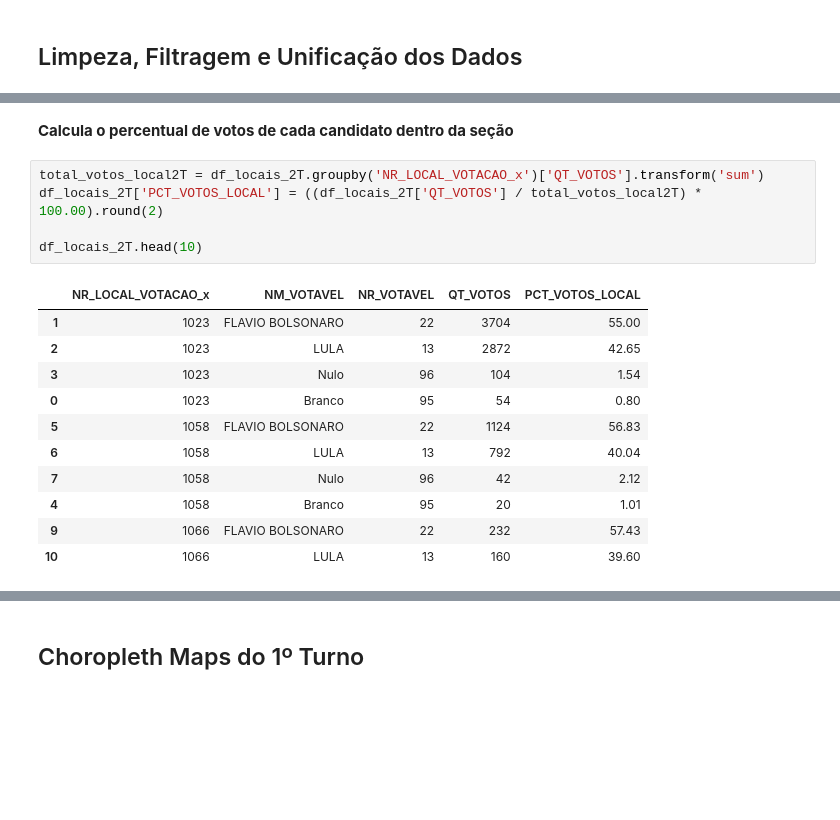
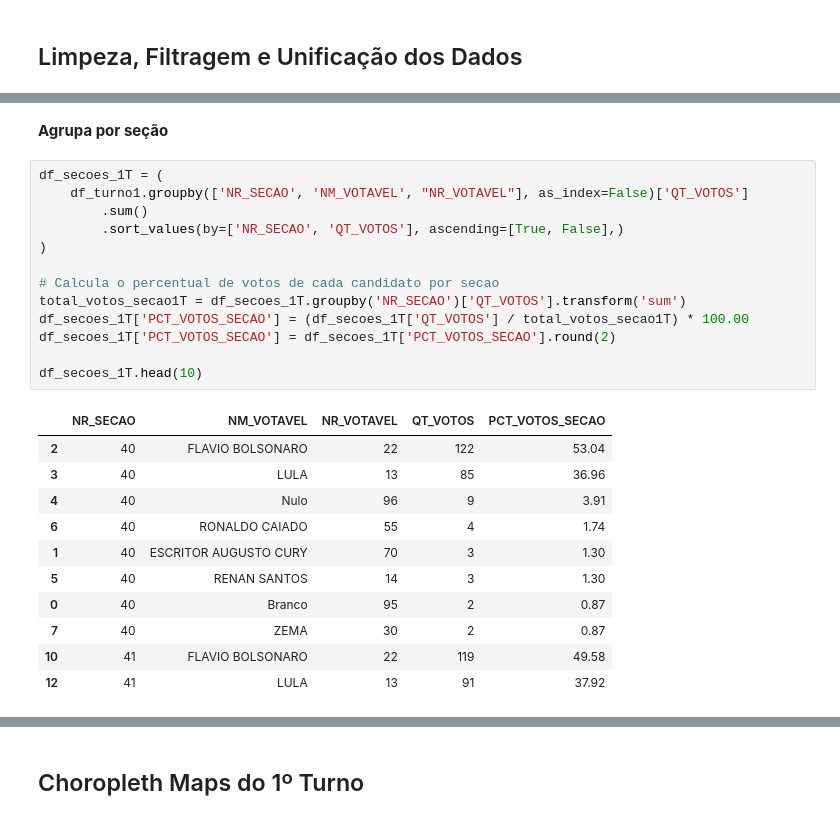
Before and after one commit to Voamorim/TecnologiasDataScience, a Jupyter notebook: FoliumVisualizacao/main.ipynb, the cells around one changed output, grey strips where cells are left out. Cells and saved outputs as stored; diff of their text form; blank space fills up the shorter version.

```diff
--- a/FoliumVisualizacao/main.ipynb
+++ b/FoliumVisualizacao/main.ipynb
@@ -124,19 +167,27 @@ df_locais_2T.head(10)
-# %% [markdown]
-**Calcula o percentual de votos de cada candidato dentro da seção**
-# %%
-total_votos_local2T = df_locais_2T.groupby('NR_LOCAL_VOTACAO_x')['QT_VOTOS'].transform('sum')
-df_locais_2T['PCT_VOTOS_LOCAL'] = ((df_locais_2T['QT_VOTOS'] / total_votos_local2T) * 100.00).round(2)
-
-df_locais_2T.head(10)
-# %% [output]
-|  | NR_LOCAL_VOTACAO_x | NM_VOTAVEL | NR_VOTAVEL | QT_VOTOS | PCT_VOTOS_LOCAL |
-| 1 | 1023 | FLAVIO BOLSONARO | 22 | 3704 | 55.00 |
-| 2 | 1023 | LULA | 13 | 2872 | 42.65 |
-| 3 | 1023 | Nulo | 96 | 104 | 1.54 |
-| 0 | 1023 | Branco | 95 | 54 | 0.80 |
-| 5 | 1058 | FLAVIO BOLSONARO | 22 | 1124 | 56.83 |
-| 6 | 1058 | LULA | 13 | 792 | 40.04 |
-| 7 | 1058 | Nulo | 96 | 42 | 2.12 |
-| 4 | 1058 | Branco | 95 | 20 | 1.01 |
-| 9 | 1066 | FLAVIO BOLSONARO | 22 | 232 | 57.43 |
-| 10 | 1066 | LULA | 13 | 160 | 39.60 |
+# %% [markdown]
+**Agrupa por seção**
+# %%
+df_secoes_1T = (
+    df_turno1.groupby(['NR_SECAO', 'NM_VOTAVEL', "NR_VOTAVEL"], as_index=False)['QT_VOTOS']
+        .sum()
+        .sort_values(by=['NR_SECAO', 'QT_VOTOS'], ascending=[True, False],)
+)
+
+# Calcula o percentual de votos de cada candidato por secao
+total_votos_secao1T = df_secoes_1T.groupby('NR_SECAO')['QT_VOTOS'].transform('sum')
+df_secoes_1T['PCT_VOTOS_SECAO'] = (df_secoes_1T['QT_VOTOS'] / total_votos_secao1T) * 100.00
+df_secoes_1T['PCT_VOTOS_SECAO'] = df_secoes_1T['PCT_VOTOS_SECAO'].round(2)
+
+df_secoes_1T.head(10)
+# %% [output]
+|  | NR_SECAO | NM_VOTAVEL | NR_VOTAVEL | QT_VOTOS | PCT_VOTOS_SECAO |
+| 2 | 40 | FLAVIO BOLSONARO | 22 | 122 | 53.04 |
+| 3 | 40 | LULA | 13 | 85 | 36.96 |
+| 4 | 40 | Nulo | 96 | 9 | 3.91 |
+| 6 | 40 | RONALDO CAIADO | 55 | 4 | 1.74 |
+| 1 | 40 | ESCRITOR AUGUSTO CURY | 70 | 3 | 1.30 |
+| 5 | 40 | RENAN SANTOS | 14 | 3 | 1.30 |
+| 0 | 40 | Branco | 95 | 2 | 0.87 |
+| 7 | 40 | ZEMA | 30 | 2 | 0.87 |
+| 10 | 41 | FLAVIO BOLSONARO | 22 | 119 | 49.58 |
+| 12 | 41 | LULA | 13 | 91 | 37.92 |
```
Also changed, not shown: parts of 39 cells of this notebook, 2 other files.
